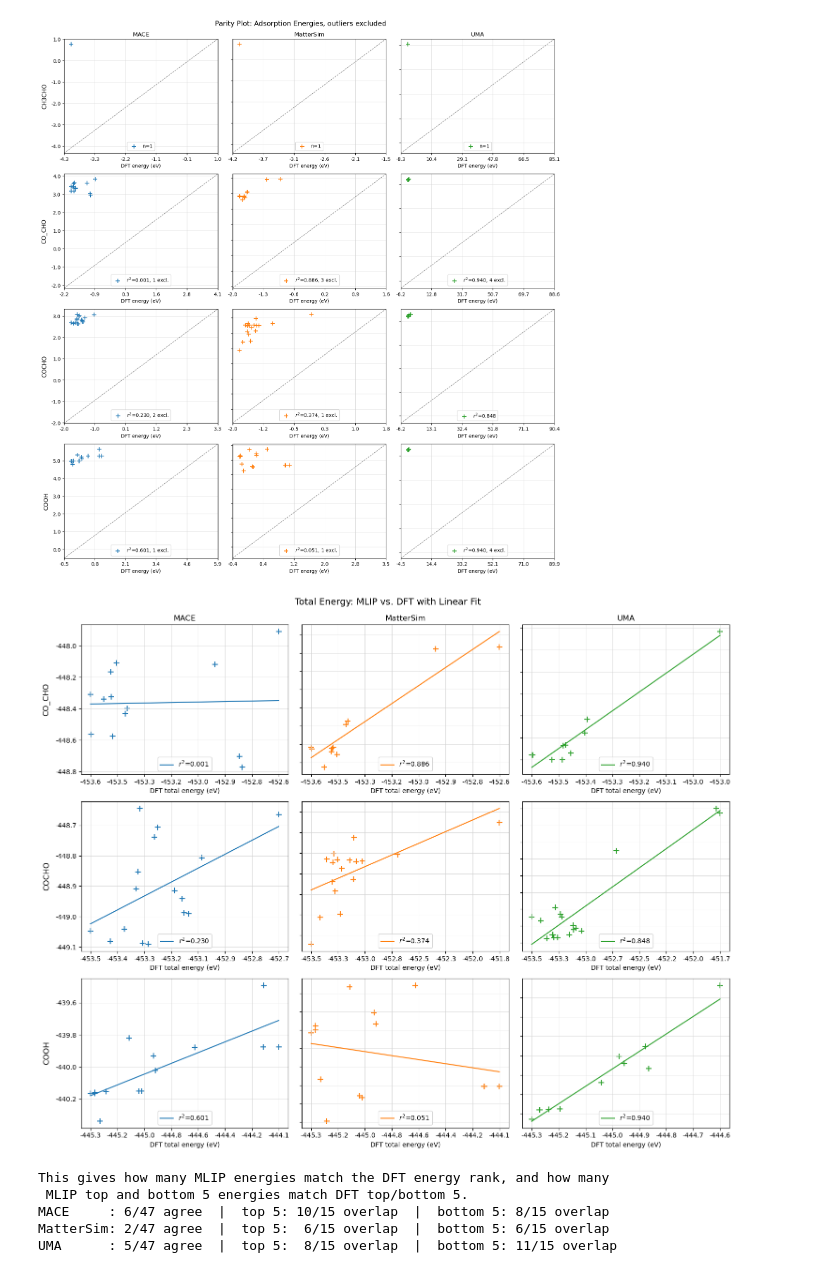
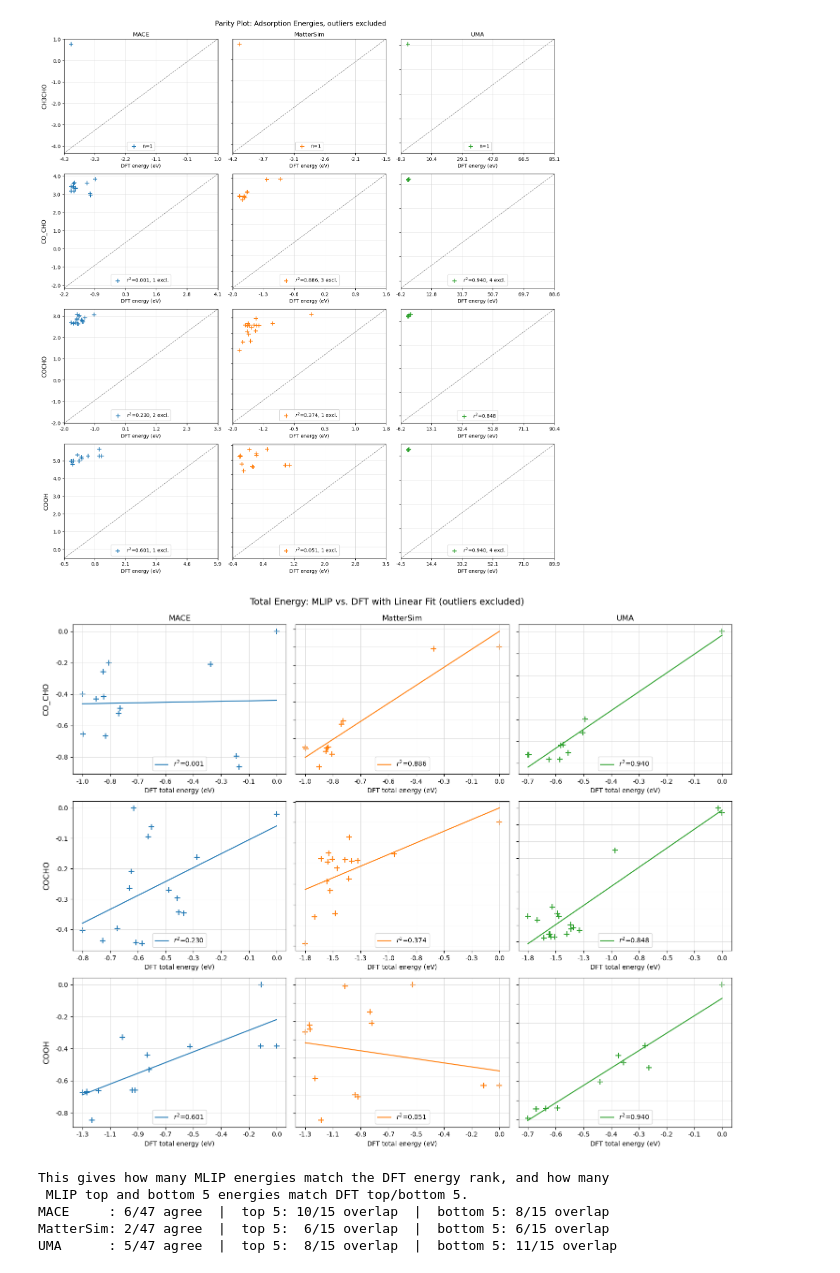
Before and after one commit to zbschwab/mlip-dft-relaxed-comparison, a Jupyter notebook: YPdCu_slab/mlips-relaxed-dft-benchmark.ipynb, the cells around one changed output. Cells and saved outputs as stored; diff of their text form; code cells hidden in the pictures.

```diff
--- a/YPdCu_slab/mlips-relaxed-dft-benchmark.ipynb
+++ b/YPdCu_slab/mlips-relaxed-dft-benchmark.ipynb
@@ -197,37 +215,3 @@ else:
     print("Cell skipped!")
 # %% [output]
 Cell skipped!
-# %%
-# runs each MLIP runner script as a subprocess using that model's own conda env
-# each script reads the .xyz inputs and writes a .npz file (numpy filetype)
-# with predicted E, F(r)
-
-import subprocess
-import os
-
-if RUN_RELAXATIONS:
-    # new env inherits current environment as a starting point
-    env = os.environ.copy()
-
-    # disable GUI dependencies vscode auto-imports when launching a subprocess from
-    # a python notebook b/c they conflict with model dependencies and are unneeded
-    env["MPLBACKEND"] = "Agg"
-
-    for model in MODELS:
-        for run in RUNS:
-            # in: path to POSCAR files of dft runs
-            in_path = f"dft-data/YPdCu/{run['ads']}_on_{run['slab']}/{run['run_id']}/POSCAR"
-            out_path = f"mlip-trajectories/{model['name']}/{run['run_id']}_{model['name'].lower()}.traj"
-            r = subprocess.run(
-                [model['python_bin'], model['script'], in_path, out_path, device],
-                capture_output=True, text=True, env=env
-            )
-            if r.returncode != 0:
-                print(f"-- [{run['run_id']}] ({model['name']}): failed")
-                if r.stdout: print(r.stdout)
-                if r.stderr: print(r.stderr)
-                print("Return code:", r.returncode)
-            else:
-                print(f"-- [{run['run_id']}] ({model['name']}): success")
-else:
-    print("Cell skipped!")
@@ -436,35 +416,43 @@ for row, ads in enumerate(ADSORBATE_CALCS_PLOT):
         mask, _ = filter_outliers(x, y, keys)
         x = x[mask]
         y = y[mask]
+
+        # remove offset for interpretability
+        x_offset = np.max(x)
+        y_offset = np.max(y)
+        x = x - x_offset
+        y = y - y_offset
+
         ax.scatter(x, y, marker='+', s=80, color=color)
+
         if len(x) >= 2:
             slope, intercept = np.polyfit(x, y, 1)
             r2 = pearsonr(x, y).statistic ** 2
             xs = np.linspace(x.min(), x.max(), 100)
             ax.plot(xs, slope*xs + intercept, color=color, linewidth=1.5,
                     label=f"$r^2$={r2:.3f}")
             ax.legend(loc='lower center')
         else:
             ax.text(0.5, 0.5, "n=1", transform=ax.transAxes, ha='center')
         ax.grid(color='lightgrey', linewidth=0.5)
         ax.set_xlabel("DFT total energy (eV)")
         ax.set_xticks(np.linspace(x.min(), x.max(), 8))
         ax.xaxis.set_major_formatter(fmt)
         ax.yaxis.set_major_formatter(fmt)
 
         if col == 0:
             ax.set_ylabel("MLIP total energy (eV)")
         else:
             ax.tick_params(labelleft=False)
         if row == 0:
             ax.set_title(model['name'], fontsize=12)
         if col == 0:
             ax.set_ylabel(ads, fontsize=12, labelpad=8)
-plt.suptitle("Total Energy: MLIP vs. DFT with Linear Fit", y=0.99, fontsize=14)
+plt.suptitle("Total Energy: MLIP vs. DFT with Linear Fit (outliers excluded)", y=0.99, fontsize=14)
 plt.tight_layout()
 plt.show()
 # %% [output]
-[figure, old version]
+[figure, new version]
 # %%
 # print energetic rank-order agreement
 
```
Also changed, not shown: parts of 10 cells of this notebook, 5 other files.
